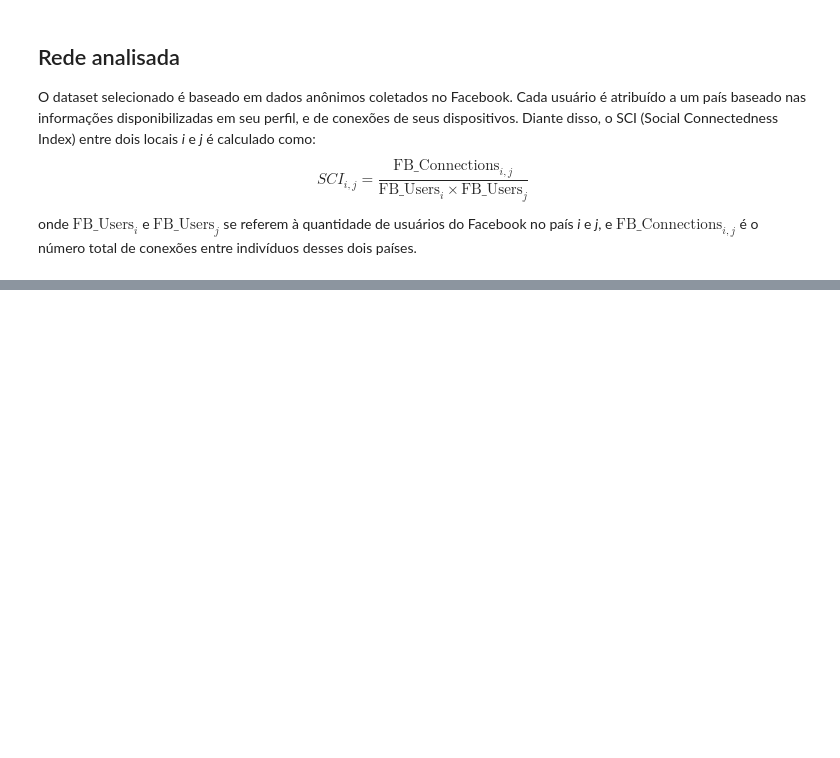
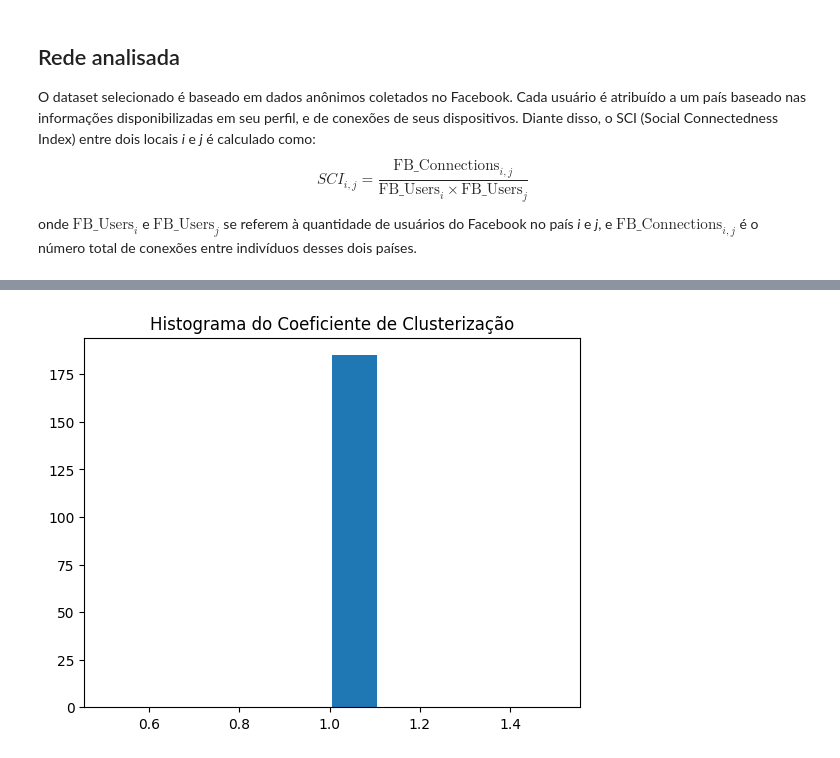
Before and after one commit to paulagibrim/UFV_TrabalhoRedes, a Jupyter notebook: Documentacao.ipynb, the cells around one changed output, grey strips where cells are left out. Saved outputs shown, nothing was run; the diff lists cells and outputs as text; code cells hidden in the pictures; blank space fills up the shorter version.

```diff
--- a/Documentacao.ipynb
+++ b/Documentacao.ipynb
@@ -44,0 +94,31 @@ nx.draw(graph, with_labels=True)
+# %%
+# Código para achar a intersecção de duas listas (Geeks for Geeks)
+# Link: https://www.geeksforgeeks.org/python-intersection-two-lists/
+def intersection(lst1, lst2):
+    lst3 = [value for value in lst1 if value in lst2]
+    return lst3
+# %%
+cc = {}
+x = []
+
+# Para garantir que o set do coeficiente de clusterização inicie vazio
+for node in graph.nodes:
+    cc[node] = 0
+
+# Calcular o número de intersecções
+for node in graph.nodes:
+    for neighbor in graph.adj[node]:
+        intersec = intersection(graph.adj[node], graph.adj[neighbor])
+        cc[node] += len(intersec)
+
+# Como cada intersecção é calculada 2 vezes, basta dividir o valor encontrado por 2, e então fazer o cálculo
+for node in graph.nodes:
+    cc[node] /= 2
+    cc[node] /= (degree[node] * (degree[node] -1)/2)
+    x.append(cc[node])
+
+plt.hist(x)
+plt.title("Histograma do Coeficiente de Clusterização")
+plt.show()
+# %% [output]
+[figure, added]
```
Also changed, not shown: parts of 16 cells of this notebook, 3 other files.
